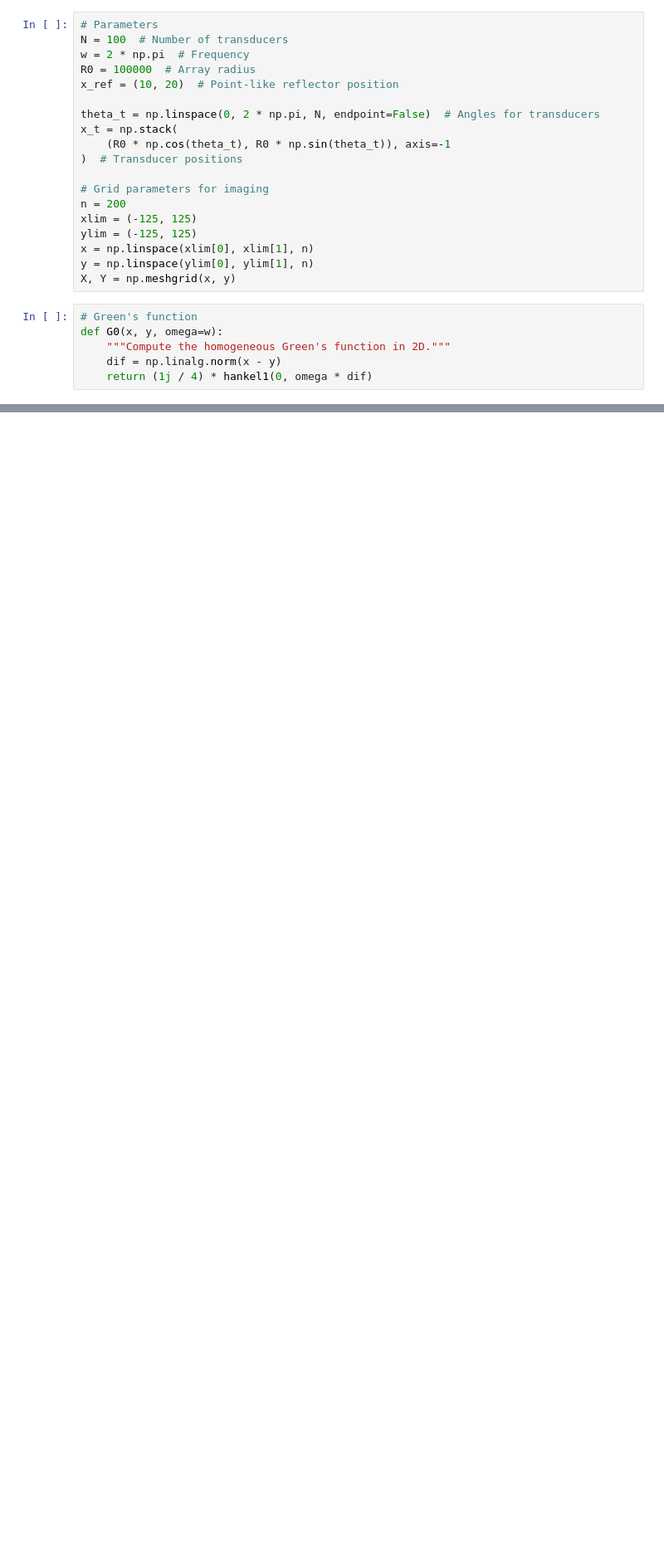
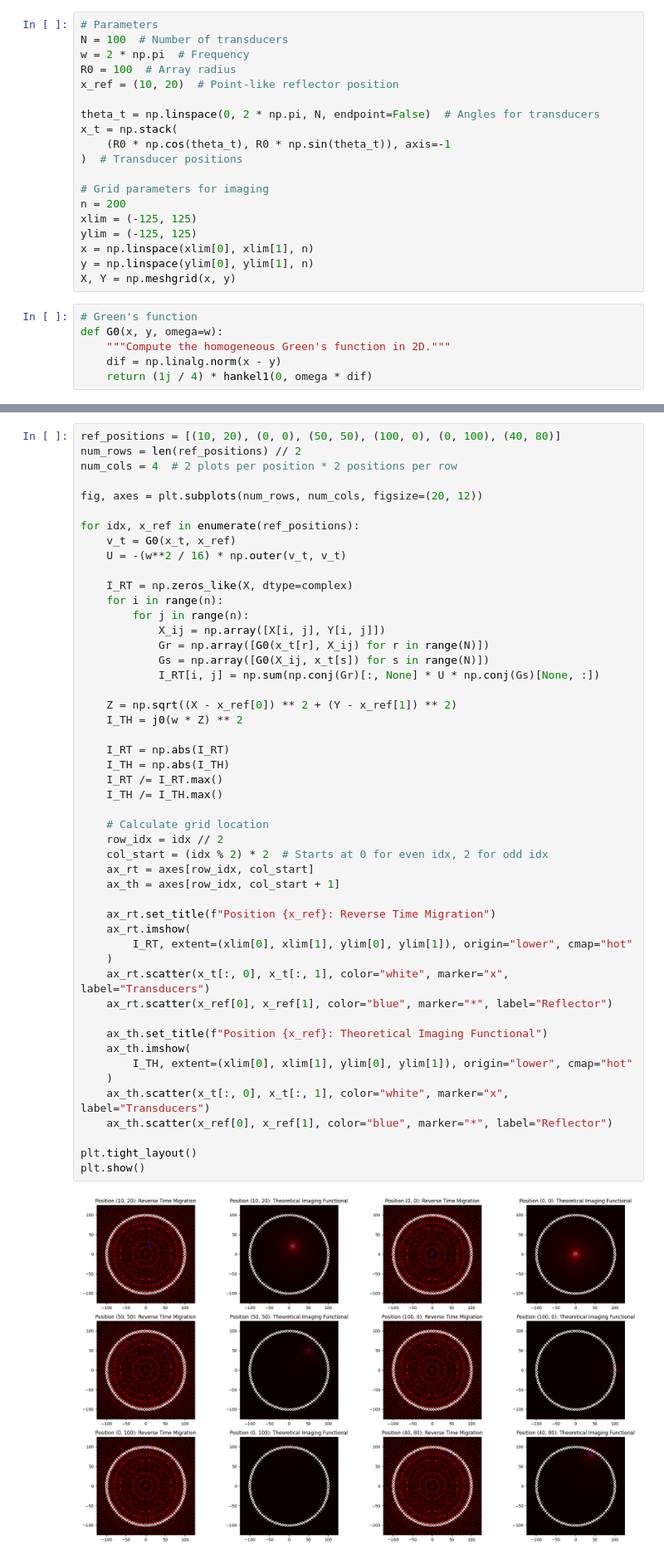
Before and after one commit to adonis107/MVA-IPI, a Jupyter notebook: notebooks/1. notebook.ipynb, the cells around one changed output, grey strips where cells are left out. Shown at 83% size. Drawn from its saved outputs; the diff is of its cells as text; blank space fills up the shorter version.

Commit message:
ex2 more plots + far field plot

```diff
--- a/notebooks/1. notebook.ipynb
+++ b/notebooks/1. notebook.ipynb
@@ -144,7 +144,7 @@ from scipy.special import hankel1, j0
 # Parameters
 N = 100  # Number of transducers
 w = 2 * np.pi  # Frequency
-R0 = 100000  # Array radius
+R0 = 100  # Array radius
 x_ref = (10, 20)  # Point-like reflector position
 
 theta_t = np.linspace(0, 2 * np.pi, N, endpoint=False)  # Angles for transducers
@@ -234,3 +234,54 @@ plt.tight_layout()
 plt.show()
 # %% [output]
 [figure]
+# %%
+ref_positions = [(10, 20), (0, 0), (50, 50), (100, 0), (0, 100), (40, 80)]
+num_rows = len(ref_positions) // 2
+num_cols = 4  # 2 plots per position * 2 positions per row
+
+fig, axes = plt.subplots(num_rows, num_cols, figsize=(20, 12))
+
+for idx, x_ref in enumerate(ref_positions):
+    v_t = G0(x_t, x_ref)
+    U = -(w**2 / 16) * np.outer(v_t, v_t)
+
+    I_RT = np.zeros_like(X, dtype=complex)
+    for i in range(n):
+        for j in range(n):
+            X_ij = np.array([X[i, j], Y[i, j]])
+            Gr = np.array([G0(x_t[r], X_ij) for r in range(N)])
+            Gs = np.array([G0(X_ij, x_t[s]) for s in range(N)])
+            I_RT[i, j] = np.sum(np.conj(Gr)[:, None] * U * np.conj(Gs)[None, :])
+
+    Z = np.sqrt((X - x_ref[0]) ** 2 + (Y - x_ref[1]) ** 2)
+    I_TH = j0(w * Z) ** 2
+
+    I_RT = np.abs(I_RT)
+    I_TH = np.abs(I_TH)
+    I_RT /= I_RT.max()
+    I_TH /= I_TH.max()
+
+    # Calculate grid location
+    row_idx = idx // 2
+    col_start = (idx % 2) * 2  # Starts at 0 for even idx, 2 for odd idx
+    ax_rt = axes[row_idx, col_start]
+    ax_th = axes[row_idx, col_start + 1]
+
+    ax_rt.set_title(f"Position {x_ref}: Reverse Time Migration")
+    ax_rt.imshow(
+        I_RT, extent=(xlim[0], xlim[1], ylim[0], ylim[1]), origin="lower", cmap="hot"
+    )
+    ax_rt.scatter(x_t[:, 0], x_t[:, 1], color="white", marker="x", label="Transducers")
+    ax_rt.scatter(x_ref[0], x_ref[1], color="blue", marker="*", label="Reflector")
+
+    ax_th.set_title(f"Position {x_ref}: Theoretical Imaging Functional")
+    ax_th.imshow(
+        I_TH, extent=(xlim[0], xlim[1], ylim[0], ylim[1]), origin="lower", cmap="hot"
+    )
+    ax_th.scatter(x_t[:, 0], x_t[:, 1], color="white", marker="x", label="Transducers")
+    ax_th.scatter(x_ref[0], x_ref[1], color="blue", marker="*", label="Reflector")
+
+plt.tight_layout()
+plt.show()
+# %% [output]
+[figure, added]
```
Also changed, not shown: parts of 1 cell of this notebook.
